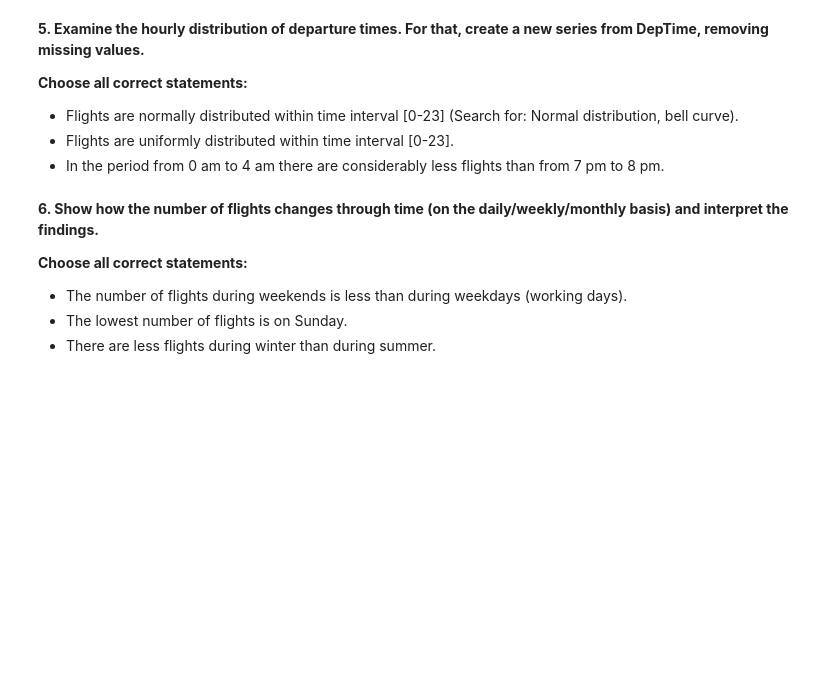
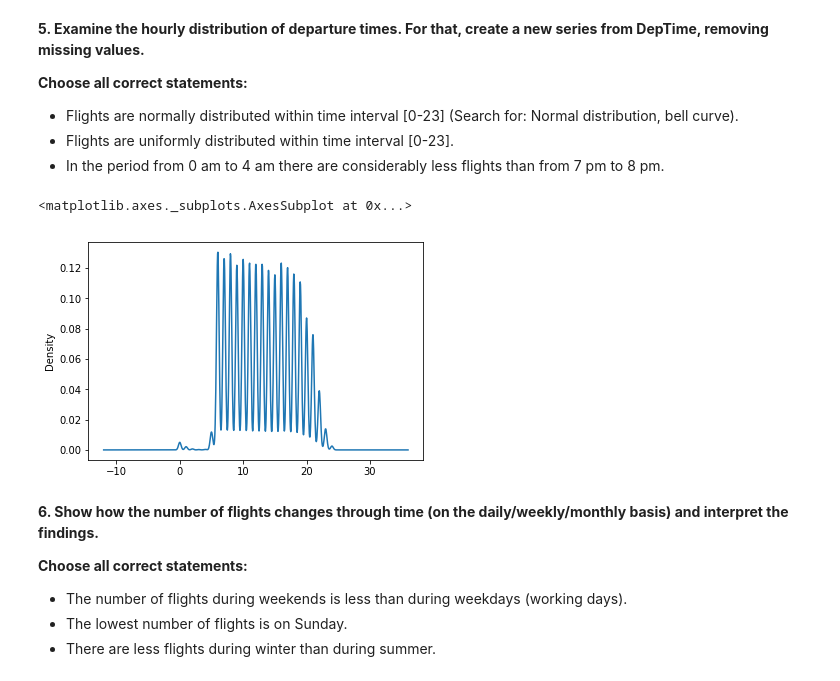
Before and after one commit to kazimanil/mlcourse.ai, a Jupyter notebook: mlcourse_2/mlcourse_2.ipynb, the cells around one changed output. Cells and saved outputs as stored; diff of their text form; code cells hidden in the pictures; blank space fills up the shorter version.

```diff
--- a/mlcourse_2/mlcourse_2.ipynb
+++ b/mlcourse_2/mlcourse_2.ipynb
@@ -279,3 +306,9 @@ num_flights_by_date.rolling(window=7).mean().plot();
+# %%
+DepTime = round(flights_df.loc[flights_df.DepTime.notna()].DepTime / 100)
+DepTime.plot(kind = 'density')
+# %% [output]
+<matplotlib.axes._subplots.AxesSubplot at 0x...>
+[figure, added]
 # %% [markdown]
 **6. Show how the number of flights changes through time (on the daily/weekly/monthly basis) and interpret the findings.**
 
```
Also changed, not shown: parts of 14 cells of this notebook.
